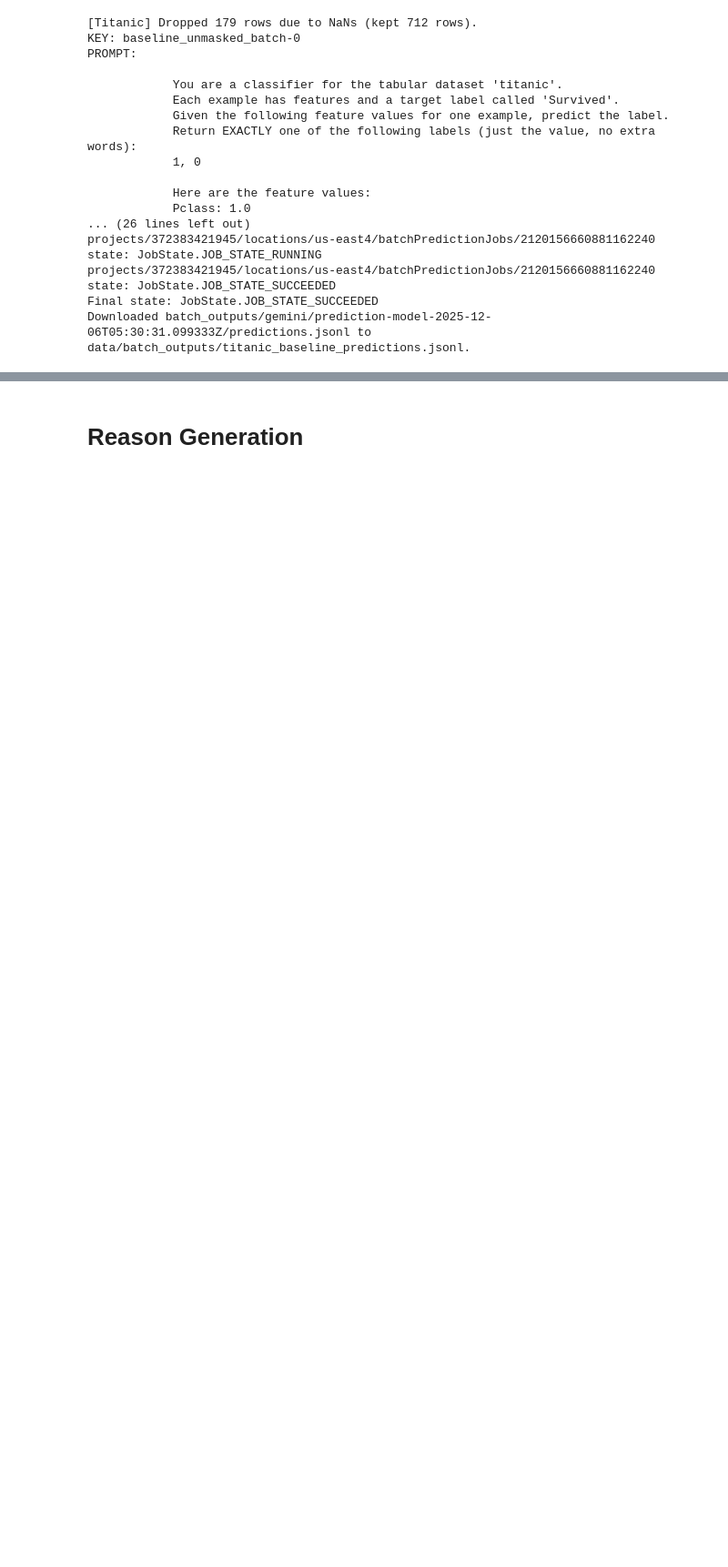
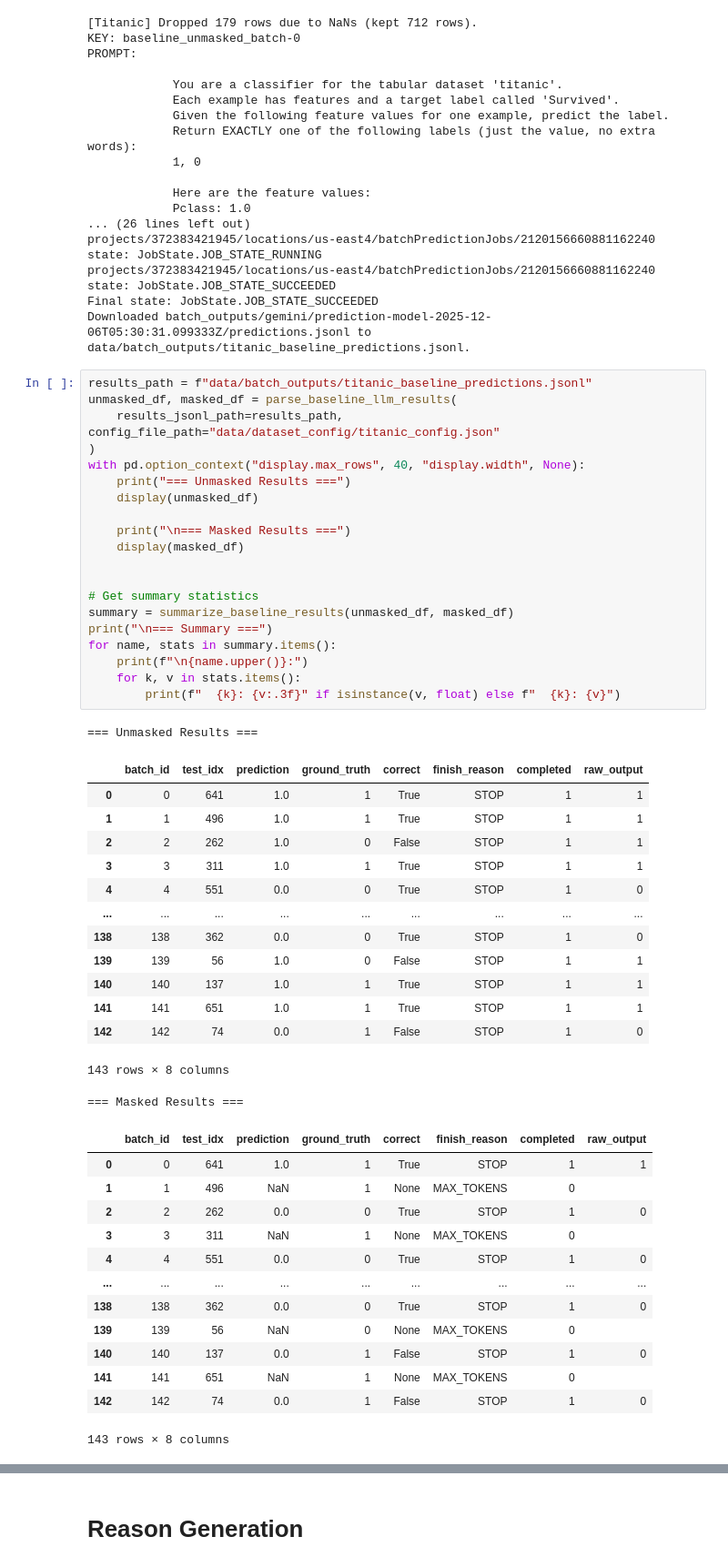
Before and after one commit to Gaurav0502/xai-guided-cot, a Jupyter notebook: main.ipynb, the cells around one changed output, grey strips where cells are left out. Shown: that part at 91% size. Saved outputs shown, nothing was run; the diff lists cells and outputs as text; blank space fills up the shorter version.

Commit message:
add parsing function for baseline in postprocess, the main ipynb is for testing and not updated with new Dataset Config yet

```diff
--- a/main.ipynb
+++ b/main.ipynb
@@ -116,3 +117,52 @@ projects/372383421945/locations/us-east4/batchPredictionJobs/2120156660881162240
 projects/372383421945/locations/us-east4/batchPredictionJobs/2120156660881162240 state: JobState.JOB_STATE_SUCCEEDED
 Final state: JobState.JOB_STATE_SUCCEEDED
 Downloaded batch_outputs/gemini/prediction-model-2025-12-06T05:30:31.099333Z/predictions.jsonl to data/batch_outputs/titanic_baseline_predictions.jsonl.
+# %%
+results_path = f"data/batch_outputs/titanic_baseline_predictions.jsonl"
+unmasked_df, masked_df = parse_baseline_llm_results(
+    results_jsonl_path=results_path, config_file_path="data/dataset_config/titanic_config.json"
+)
+with pd.option_context("display.max_rows", 40, "display.width", None):
+    print("=== Unmasked Results ===")
+    display(unmasked_df)
+
+    print("\n=== Masked Results ===")
+    display(masked_df)
+
+
+# Get summary statistics
+summary = summarize_baseline_results(unmasked_df, masked_df)
+print("\n=== Summary ===")
+for name, stats in summary.items():
+    print(f"\n{name.upper()}:")
+    for k, v in stats.items():
+        print(f"  {k}: {v:.3f}" if isinstance(v, float) else f"  {k}: {v}")
+# %% [output]
+=== Unmasked Results ===
+|  | batch_id | test_idx | prediction | ground_truth | correct | finish_reason | completed | raw_output |
+| 0 | 0 | 641 | 1.0 | 1 | True | STOP | 1 | 1 |
+| 1 | 1 | 496 | 1.0 | 1 | True | STOP | 1 | 1 |
+| 2 | 2 | 262 | 1.0 | 0 | False | STOP | 1 | 1 |
+| 3 | 3 | 311 | 1.0 | 1 | True | STOP | 1 | 1 |
+| 4 | 4 | 551 | 0.0 | 0 | True | STOP | 1 | 0 |
+| ... | ... | ... | ... | ... | ... | ... | ... | ... |
+| 138 | 138 | 362 | 0.0 | 0 | True | STOP | 1 | 0 |
+| 139 | 139 | 56 | 1.0 | 0 | False | STOP | 1 | 1 |
+| 140 | 140 | 137 | 1.0 | 1 | True | STOP | 1 | 1 |
+| 141 | 141 | 651 | 1.0 | 1 | True | STOP | 1 | 1 |
+| 142 | 142 | 74 | 0.0 | 1 | False | STOP | 1 | 0 |
+143 rows × 8 columns
+=== Masked Results ===
+|  | batch_id | test_idx | prediction | ground_truth | correct | finish_reason | completed | raw_output |
+| 0 | 0 | 641 | 1.0 | 1 | True | STOP | 1 | 1 |
+| 1 | 1 | 496 | NaN | 1 | None | MAX_TOKENS | 0 |  |
+| 2 | 2 | 262 | 0.0 | 0 | True | STOP | 1 | 0 |
+| 3 | 3 | 311 | NaN | 1 | None | MAX_TOKENS | 0 |  |
+| 4 | 4 | 551 | 0.0 | 0 | True | STOP | 1 | 0 |
+| ... | ... | ... | ... | ... | ... | ... | ... | ... |
+| 138 | 138 | 362 | 0.0 | 0 | True | STOP | 1 | 0 |
+| 139 | 139 | 56 | NaN | 0 | None | MAX_TOKENS | 0 |  |
+| 140 | 140 | 137 | 0.0 | 1 | False | STOP | 1 | 0 |
+| 141 | 141 | 651 | NaN | 1 | None | MAX_TOKENS | 0 |  |
+| 142 | 142 | 74 | 0.0 | 1 | False | STOP | 1 | 0 |
+143 rows × 8 columns
```
Also changed, not shown: parts of 2 cells of this notebook, 1 other file.
